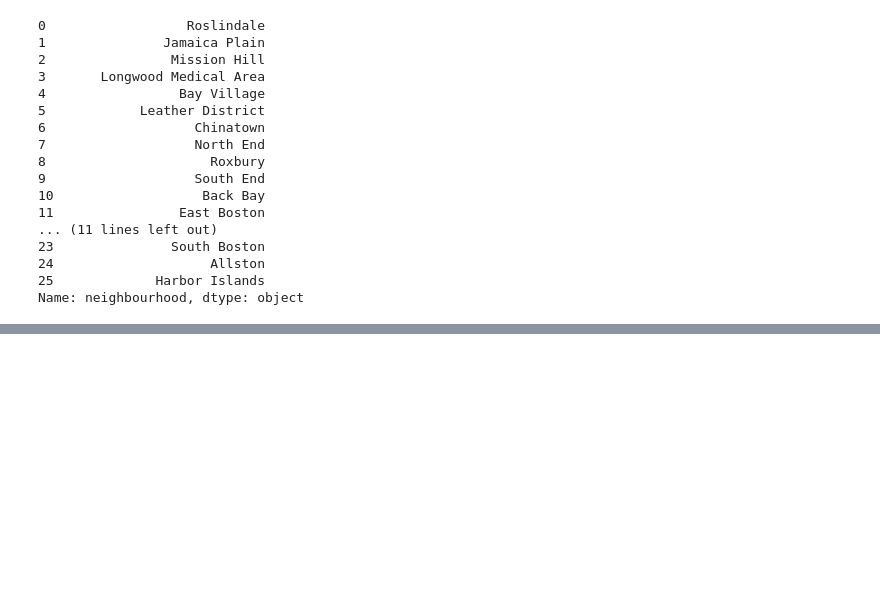
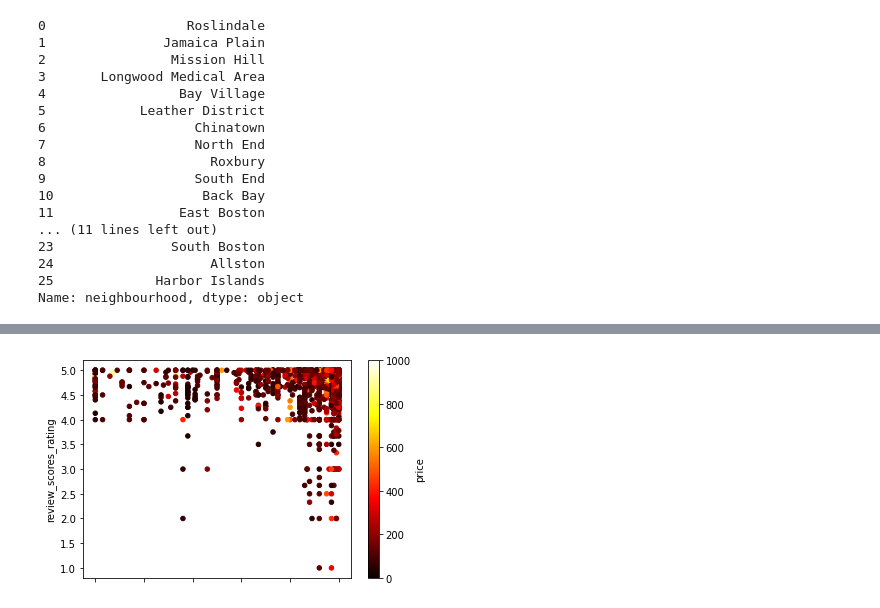
Before and after one commit to Fabrizio-Andrew/Vacation-Rental-Pricing-Estimator, a Jupyter notebook: experimentation/eda0.ipynb, the cells around one changed output, grey strips where cells are left out. Saved outputs shown, nothing was run; the diff lists cells and outputs as text; code cells hidden in the pictures; blank space fills up the shorter version.

```diff
--- a/experimentation/eda0.ipynb
+++ b/experimentation/eda0.ipynb
@@ -301,0 +335,5 @@ bostonGEO.plot(column='price', cmap='afmhot')
+# %%
+plot = df_none_null.plot.scatter(x="host_acceptance_rate", y="review_scores_rating",
+        c="price",colormap='hot')
+# %% [output]
+[figure, added]
```
Also changed, not shown: parts of 25 cells of this notebook, 1 other file.
